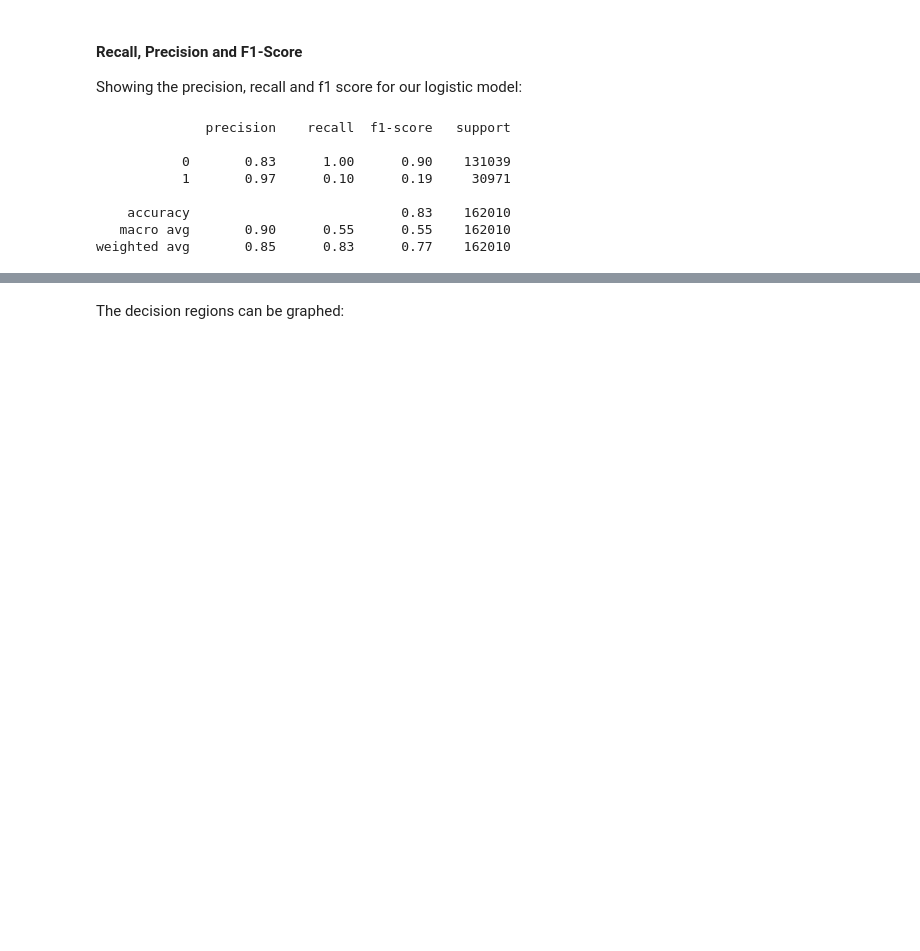
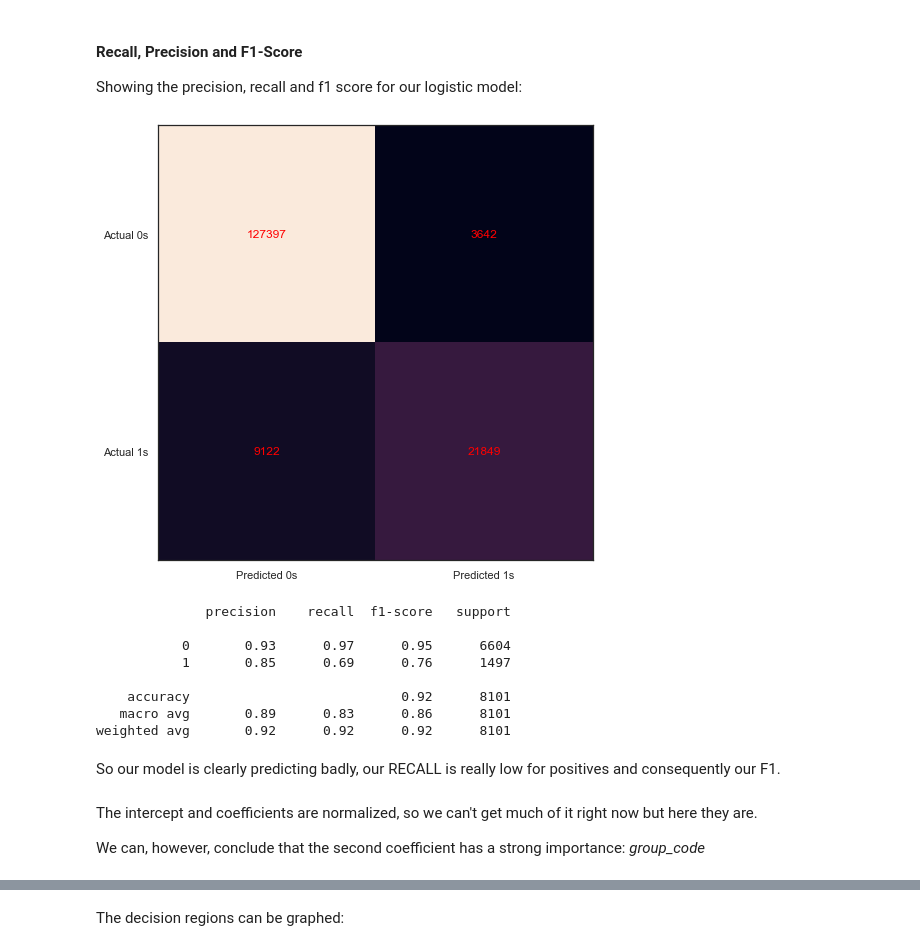
Before and after one commit to Forastierii/case-ambev, a Jupyter notebook: case-ambev.ipynb, the cells around one changed output, grey strips where cells are left out. Saved outputs shown, nothing was run; the diff lists cells and outputs as text; code cells hidden in the pictures; blank space fills up the shorter version.

```diff
--- a/case-ambev.ipynb
+++ b/case-ambev.ipynb
@@ -511,14 +511,29 @@ plot_roc_curve(logistic_model, X_train, y_train, color='blue', ax=ax, name='trai
 # %% [markdown]
 #### Recall, Precision and F1-Score
 Showing the precision, recall and f1 score for our logistic model:
+# %%
+cm = confusion_matrix(y_train, logistic_model.predict(X_train))
+
+fig, ax = plt.subplots(figsize=(8, 8))
+ax.imshow(cm)
+ax.grid(False)
+ax.xaxis.set(ticks=(0, 1), ticklabels=('Predicted 0s', 'Predicted 1s'))
+ax.yaxis.set(ticks=(0, 1), ticklabels=('Actual 0s', 'Actual 1s'))
+ax.set_ylim(1.5, -0.5)
+for i in range(2):
+    for j in range(2):
+        ax.text(j, i, cm[i, j], ha='center', va='center', color='red')
+plt.show()
+# %% [output]
+[figure, added]
 # %%
-print(classification_report(y_train, logistic_model.predict(X_train)))
+print(classification_report(y_test, logistic_model.predict(X_test)))
 # %% [output]
               precision    recall  f1-score   support
 
-           0       0.83      1.00      0.90    131039
-           1       0.97      0.10      0.19     30971
+           0       0.93      0.97      0.95      6604
+           1       0.85      0.69      0.76      1497
 
-    accuracy                           0.83    162010
-   macro avg       0.90      0.55      0.55    162010
-weighted avg       0.85      0.83      0.77    162010
+    accuracy                           0.92      8101
+   macro avg       0.89      0.83      0.86      8101
+weighted avg       0.92      0.92      0.92      8101
@@ -531,0 +540,6 @@ weighted avg       0.85      0.83      0.77    162010
+# %% [markdown]
+So our model is clearly predicting badly, our RECALL is really low for positives and consequently our F1.
+# %% [markdown]
+The intercept and coefficients are normalized, so we can't get much of it right now but here they are.
+
+We can, however, conclude that the second coefficient has a strong importance: *group_code*
```
Also changed, not shown: parts of 17 cells of this notebook.
